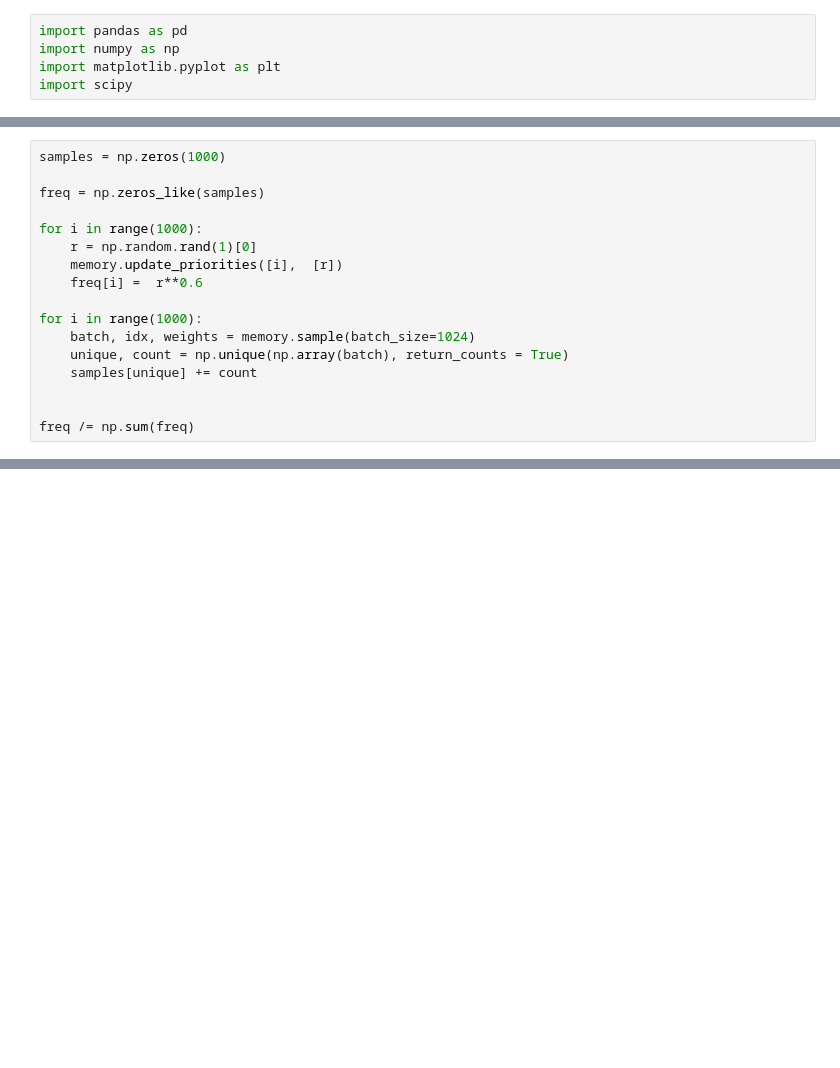
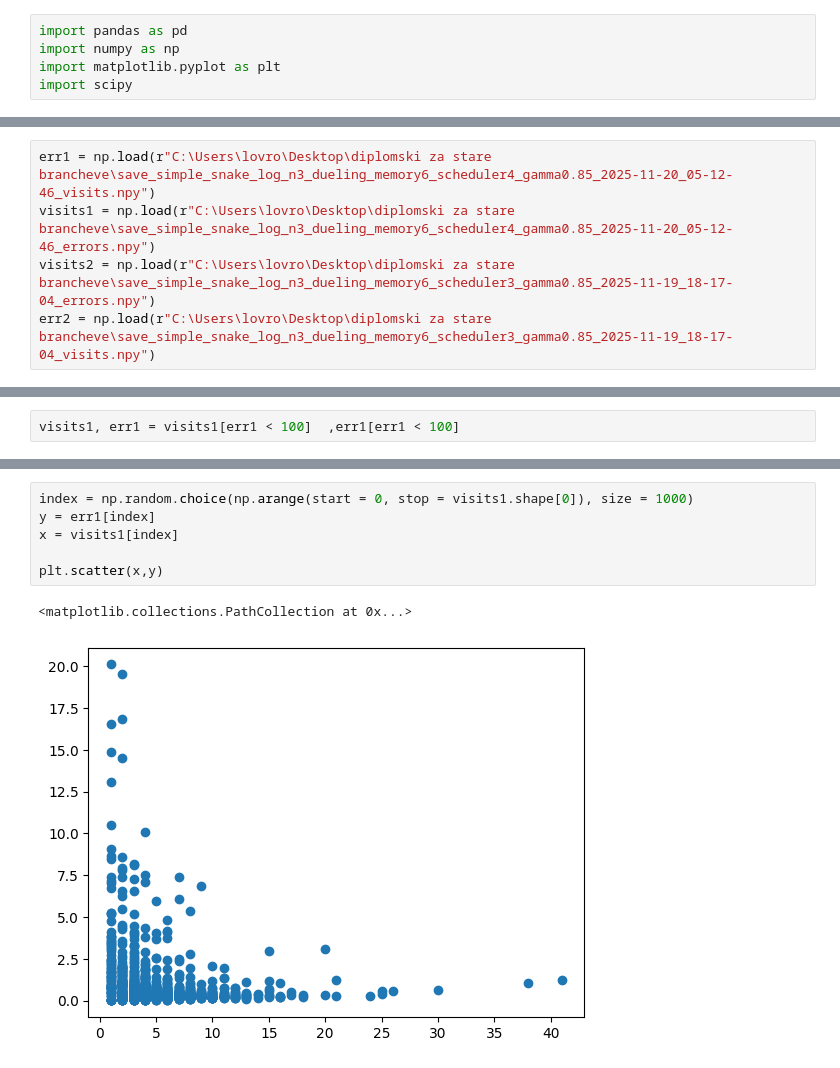
Before and after one commit to Lvlad0022/Diplomski, a Jupyter notebook: Untitled-1.ipynb, the cells around one changed output, grey strips where cells are left out. Cells and saved outputs as stored; diff of their text form; blank space fills up the shorter version.

```diff
--- a/Untitled-1.ipynb
+++ b/Untitled-1.ipynb
@@ -88,17 +19,0 @@ Power_divergenceResult(statistic=0.08221458625793457, pvalue=1.0)
-# %%
-samples = np.zeros(1000)
-
-freq = np.zeros_like(samples)
-
-for i in range(1000):
-    r = np.random.rand(1)[0]
-    memory.update_priorities([i],  [r])
-    freq[i] =  r**0.6
-
-for i in range(1000):
-    batch, idx, weights = memory.sample(batch_size=1024)
-    unique, count = np.unique(np.array(batch), return_counts = True)
-    samples[unique] += count
-
-
-freq /= np.sum(freq)
@@ -274,0 +40,5 @@ for  i in a:
+# %%
+err1 = np.load(r"C:\Users\lovro\Desktop\diplomski za stare brancheve\save_simple_snake_log_n3_dueling_memory6_scheduler4_gamma0.85_2025-11-20_05-12-46_visits.npy")
+visits1 = np.load(r"C:\Users\lovro\Desktop\diplomski za stare brancheve\save_simple_snake_log_n3_dueling_memory6_scheduler4_gamma0.85_2025-11-20_05-12-46_errors.npy")
+visits2 = np.load(r"C:\Users\lovro\Desktop\diplomski za stare brancheve\save_simple_snake_log_n3_dueling_memory6_scheduler3_gamma0.85_2025-11-19_18-17-04_errors.npy")
+err2 = np.load(r"C:\Users\lovro\Desktop\diplomski za stare brancheve\save_simple_snake_log_n3_dueling_memory6_scheduler3_gamma0.85_2025-11-19_18-17-04_visits.npy")
@@ -274,0 +49,2 @@ for  i in a:
+# %%
+visits1, err1 = visits1[err1 < 100]  ,err1[err1 < 100]
@@ -274,0 +64,9 @@ for  i in a:
+# %%
+index = np.random.choice(np.arange(start = 0, stop = visits1.shape[0]), size = 1000)
+y = err1[index]
+x = visits1[index]
+
+plt.scatter(x,y)
+# %% [output]
+<matplotlib.collections.PathCollection at 0x...>
+[figure, added]
```
Also changed, not shown: parts of 33 cells of this notebook, 10 other files.
